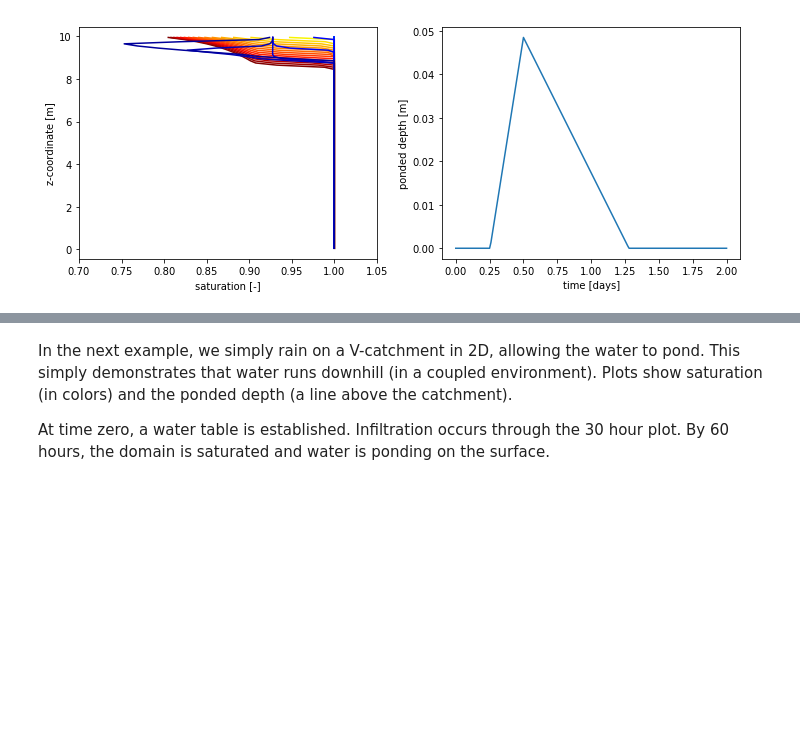
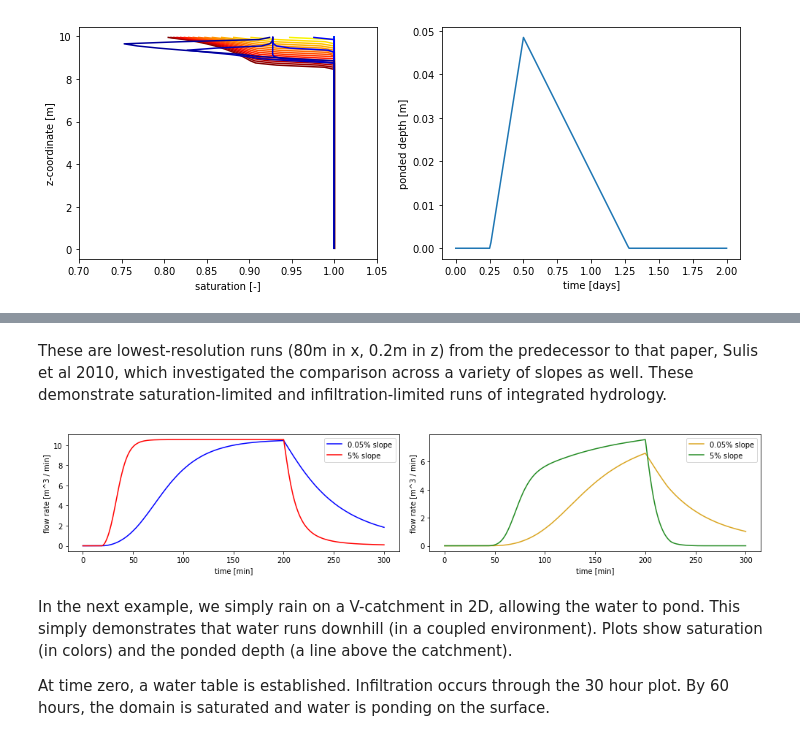
Before and after one commit to amanzi/ats-demos, a Jupyter notebook: 04_integrated_hydro/integrated_hydro.ipynb, the cells around one changed output, grey strips where cells are left out. Saved outputs shown, nothing was run; the diff lists cells and outputs as text; code cells hidden in the pictures; blank space fills up the shorter version.

```diff
--- a/04_integrated_hydro/integrated_hydro.ipynb
+++ b/04_integrated_hydro/integrated_hydro.ipynb
@@ -71,3 +82,35 @@ plt.show()
+# %% [markdown]
+These are lowest-resolution runs (80m in x, 0.2m in z) from the predecessor to that paper, Sulis et al 2010, which investigated the comparison across a variety of slopes as well. These demonstrate saturation-limited and infiltration-limited runs of integrated hydrology.
+# %%
+# plot the hydrograph
+d1 = 'integrated_hydro-sat_limited1.demo'
+d2 = 'integrated_hydro-sat_limited3.demo'
+d3 = 'integrated_hydro-inf_limited1.demo'
+d4 = 'integrated_hydro-inf_limited3.demo'
+fig, axs = plt.subplots(1,2, figsize=(14,3))
+
+n_liq = 55347.3783
+
+dat = np.loadtxt(os.path.join(d1, 'surface_outlet_flux.dat'))
+axs[0].plot(dat[:,0]/60.0, dat[:,1]/n_liq*60., 'b', label='0.05% slope')
+dat2 = np.loadtxt(os.path.join(d2, 'surface_outlet_flux.dat'))
+axs[0].plot(dat2[:,0]/60.0, dat2[:,1]/n_liq*60., 'r', label='5% slope')
+axs[0].set_xlabel('time [min]')
+axs[0].set_ylabel('flow rate [m^3 / min]')
+axs[0].legend()
+
+dat3 = np.loadtxt(os.path.join(d3, 'surface_outlet_flux.dat'))
+axs[1].plot(dat3[:,0]/60.0, dat3[:,1]/n_liq*60., 'goldenrod', label='0.05% slope')
+dat4 = np.loadtxt(os.path.join(d4, 'surface_outlet_flux.dat'))
+axs[1].plot(dat4[:,0]/60.0, dat4[:,1]/n_liq*60., 'forestgreen', label='5% slope')
+axs[1].legend()
+axs[1].set_xlabel('time [min]')
+axs[1].set_ylabel('flow rate [m^3 / min]')
+
+plt.tight_layout()
+plt.show()
+# %% [output]
+[figure, added]
 # %% [markdown]
 In the next example, we simply rain on a V-catchment in 2D, allowing the water to pond.  This simply demonstrates that water runs downhill (in a coupled environment).  Plots show saturation (in colors) and the ponded depth (a line above the catchment).
 
```
Also changed, not shown: parts of 4 cells of this notebook, 12 other files.
